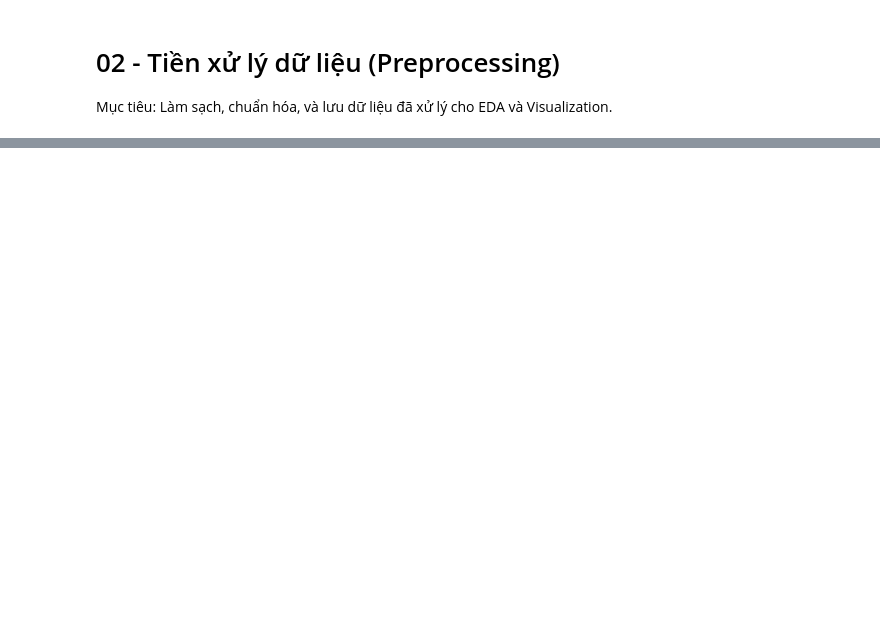
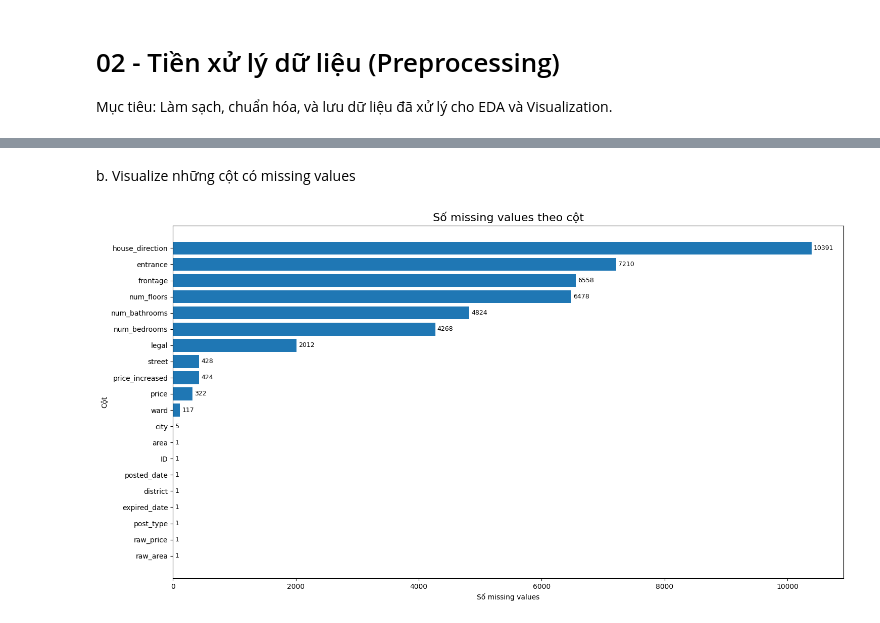
Before and after one commit to ndthanh308/Lab1---Data-Visualization-, a Jupyter notebook: notebooks/02_preprocessing.ipynb, the cells around one changed output, grey strips where cells are left out. Drawn from its saved outputs; the diff is of its cells as text; code cells hidden in the pictures; blank space fills up the shorter version.

```diff
--- a/notebooks/02_preprocessing.ipynb
+++ b/notebooks/02_preprocessing.ipynb
@@ -77,0 +388,4 @@ df.head()
+# %%
+# Missing value
+df = pd.read_csv(os.path.join(parent_path, 'data', 'processed','1_duplicated_data.csv'))
+df.isnull().sum()
@@ -77,0 +410,39 @@ df.head()
+# %% [markdown]
+b. Visualize những cột có missing values
+# %%
+# Bar chart dạng ngang (horizontal) của missing values + hiển thị con số
+missing_values = df.isnull().sum()
+missing_values = missing_values[missing_values > 0].sort_values(ascending=False)
+
+def visualize_missing_values(missing_values):
+    fig_height = max(4, 0.4 * len(missing_values))
+    fig, ax = plt.subplots(figsize=(15, fig_height))
+    bars = ax.barh(
+        missing_values.index.astype(str),
+        missing_values.values,
+    )
+
+    ax.set_title("Số missing values theo cột", fontsize=16)
+    ax.set_xlabel("Số missing values")
+    ax.set_ylabel("Cột")
+    ax.invert_yaxis()
+
+    # Ghi con số ở cuối mỗi thanh
+    for bar in bars:
+        width = bar.get_width()
+        ax.annotate(
+            f"{int(width)}",
+            xy=(width, bar.get_y() + bar.get_height() / 2),
+            xytext=(3, 0),
+            textcoords="offset points",
+            ha="left",
+            va="center",
+            fontsize=9,
+        )
+
+    plt.tight_layout()
+    plt.show()
+
+visualize_missing_values(missing_values)
+# %% [output]
+[figure, added]
```
Also changed, not shown: parts of 93 cells of this notebook.
